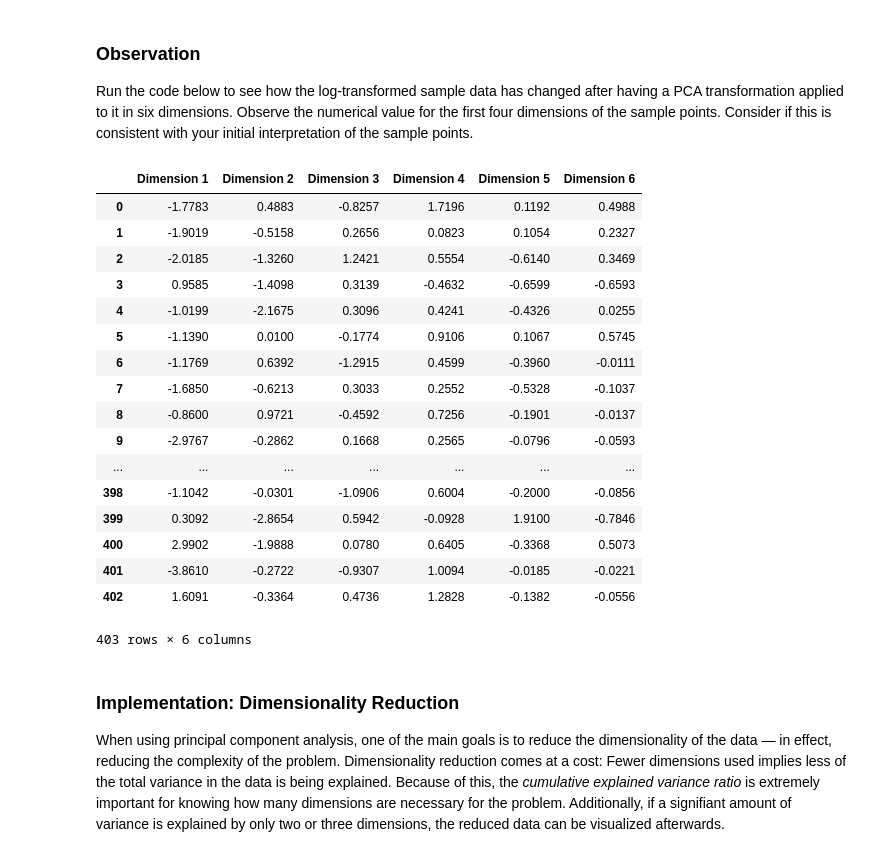
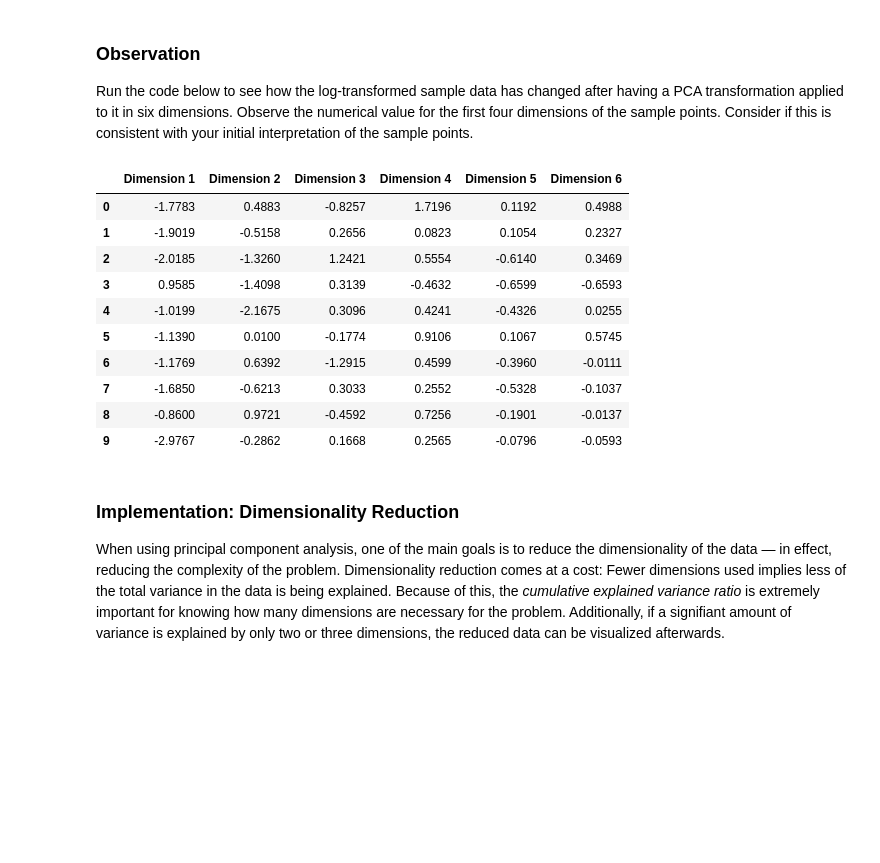
Before and after one commit to gotamist/other, a Jupyter notebook: clustering/customer_segments/customer_segments.ipynb, the cells around one changed output. Saved outputs shown, nothing was run; the diff lists cells and outputs as text; code cells hidden in the pictures; blank space fills up the shorter version.

```diff
--- a/clustering/customer_segments/customer_segments.ipynb
+++ b/clustering/customer_segments/customer_segments.ipynb
@@ -401,26 +401,19 @@ pca_results = vs.pca_results(good_data, pca)
 Run the code below to see how the log-transformed sample data has changed after having a PCA transformation applied to it in six dimensions. Observe the numerical value for the first four dimensions of the sample points. Consider if this is consistent with your initial interpretation of the sample points.
 # %%
 # Display sample log-data after having a PCA transformation applied
-display(pd.DataFrame(np.round(pca_samples, 4), columns = pca_results.index.values))
+display(pd.DataFrame(np.round(pca_samples, 4)[:10], columns = pca_results.index.values))
 # %% [output]
 |  | Dimension 1 | Dimension 2 | Dimension 3 | Dimension 4 | Dimension 5 | Dimension 6 |
 | 0 | -1.7783 | 0.4883 | -0.8257 | 1.7196 | 0.1192 | 0.4988 |
 | 1 | -1.9019 | -0.5158 | 0.2656 | 0.0823 | 0.1054 | 0.2327 |
 | 2 | -2.0185 | -1.3260 | 1.2421 | 0.5554 | -0.6140 | 0.3469 |
 | 3 | 0.9585 | -1.4098 | 0.3139 | -0.4632 | -0.6599 | -0.6593 |
 | 4 | -1.0199 | -2.1675 | 0.3096 | 0.4241 | -0.4326 | 0.0255 |
 | 5 | -1.1390 | 0.0100 | -0.1774 | 0.9106 | 0.1067 | 0.5745 |
 | 6 | -1.1769 | 0.6392 | -1.2915 | 0.4599 | -0.3960 | -0.0111 |
 | 7 | -1.6850 | -0.6213 | 0.3033 | 0.2552 | -0.5328 | -0.1037 |
 | 8 | -0.8600 | 0.9721 | -0.4592 | 0.7256 | -0.1901 | -0.0137 |
 | 9 | -2.9767 | -0.2862 | 0.1668 | 0.2565 | -0.0796 | -0.0593 |
-| ... | ... | ... | ... | ... | ... | ... |
-| 398 | -1.1042 | -0.0301 | -1.0906 | 0.6004 | -0.2000 | -0.0856 |
-| 399 | 0.3092 | -2.8654 | 0.5942 | -0.0928 | 1.9100 | -0.7846 |
-| 400 | 2.9902 | -1.9888 | 0.0780 | 0.6405 | -0.3368 | 0.5073 |
-| 401 | -3.8610 | -0.2722 | -0.9307 | 1.0094 | -0.0185 | -0.0221 |
-| 402 | 1.6091 | -0.3364 | 0.4736 | 1.2828 | -0.1382 | -0.0556 |
-403 rows × 6 columns
 # %% [markdown]
 ### Implementation: Dimensionality Reduction
 When using principal component analysis, one of the main goals is to reduce the dimensionality of the data — in effect, reducing the complexity of the problem. Dimensionality reduction comes at a cost: Fewer dimensions used implies less of the total variance in the data is being explained. Because of this, the *cumulative explained variance ratio* is extremely important for knowing how many dimensions are necessary for the problem. Additionally, if a signifiant amount of variance is explained by only two or three dimensions, the reduced data can be visualized afterwards.
```
Also changed, not shown: parts of 3 cells of this notebook.
